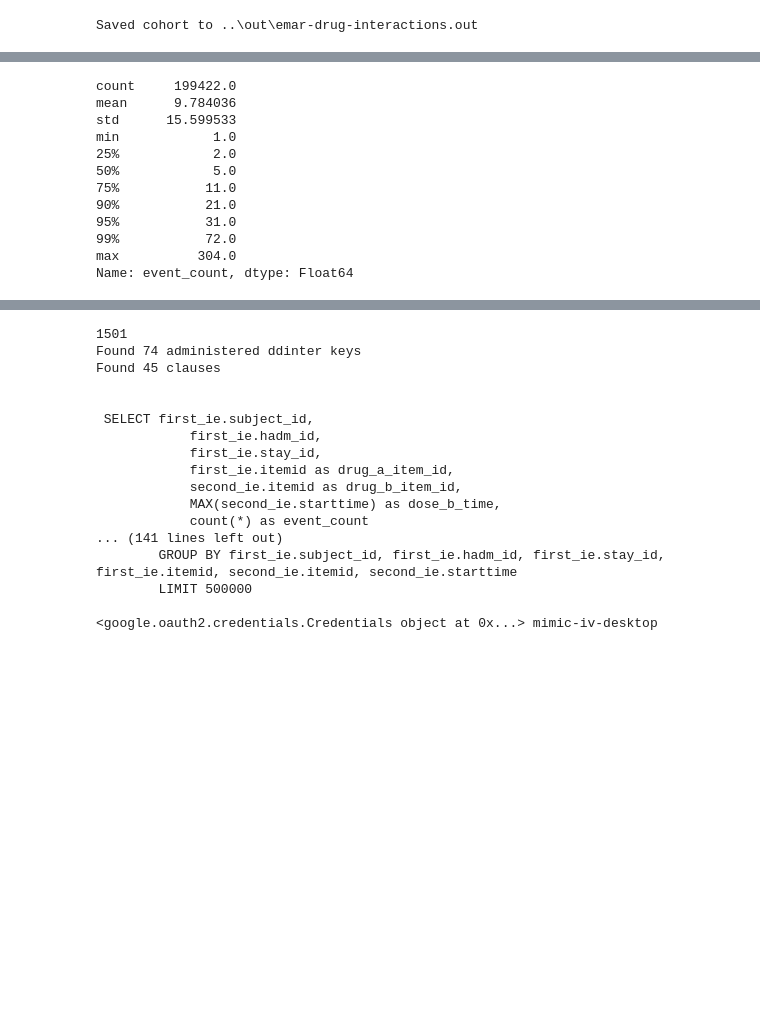
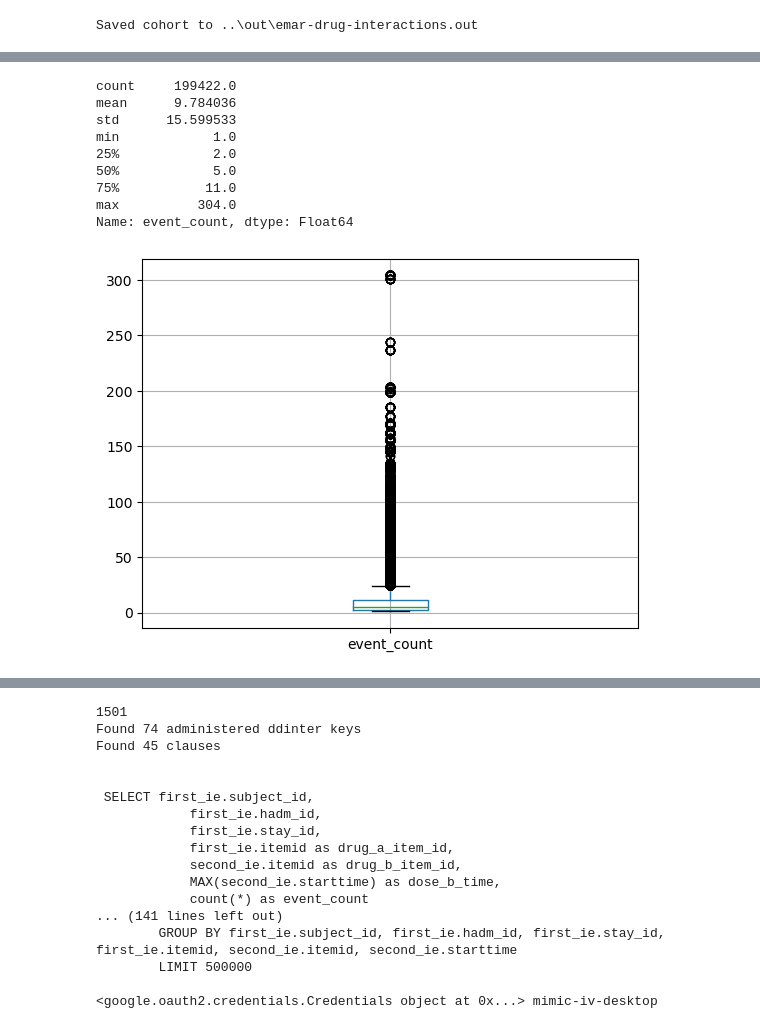
Before and after one commit to stevelan/UniMLHealth-GroupProject, a Jupyter notebook: notebooks/01-cohort.ipynb, the cells around one changed output, grey strips where cells are left out. Saved outputs shown, nothing was run; the diff lists cells and outputs as text; code cells hidden in the pictures; blank space fills up the shorter version.

```diff
--- a/notebooks/01-cohort.ipynb
+++ b/notebooks/01-cohort.ipynb
@@ -648,6 +719,6 @@ icu_drug_interactions
 199422 rows × 7 columns
 # %%
-icu_drug_interactions.event_count.describe(percentiles=[0.25,0.5,0.75,0.9, 0.95, 0.99])
+icu_drug_interactions.event_count.describe(percentiles=[0.25,0.5,0.75])
 # %% [output]
 count     199422.0
 mean      9.784036
@@ -656,11 +727,13 @@ min            1.0
 25%            2.0
 50%            5.0
 75%           11.0
-90%           21.0
-95%           31.0
-99%           72.0
 max          304.0
 Name: event_count, dtype: Float64
+# %%
+%matplotlib inline
+plt = icu_drug_interactions.boxplot(column="event_count")
+# %% [output]
+[figure, added]
 # %%
 # remove outliers, q75 + 1.5 x IQR = 11 + 1.5 * 6 =  20
 # filter for events with count below
```
Also changed, not shown: parts of 19 cells of this notebook.
